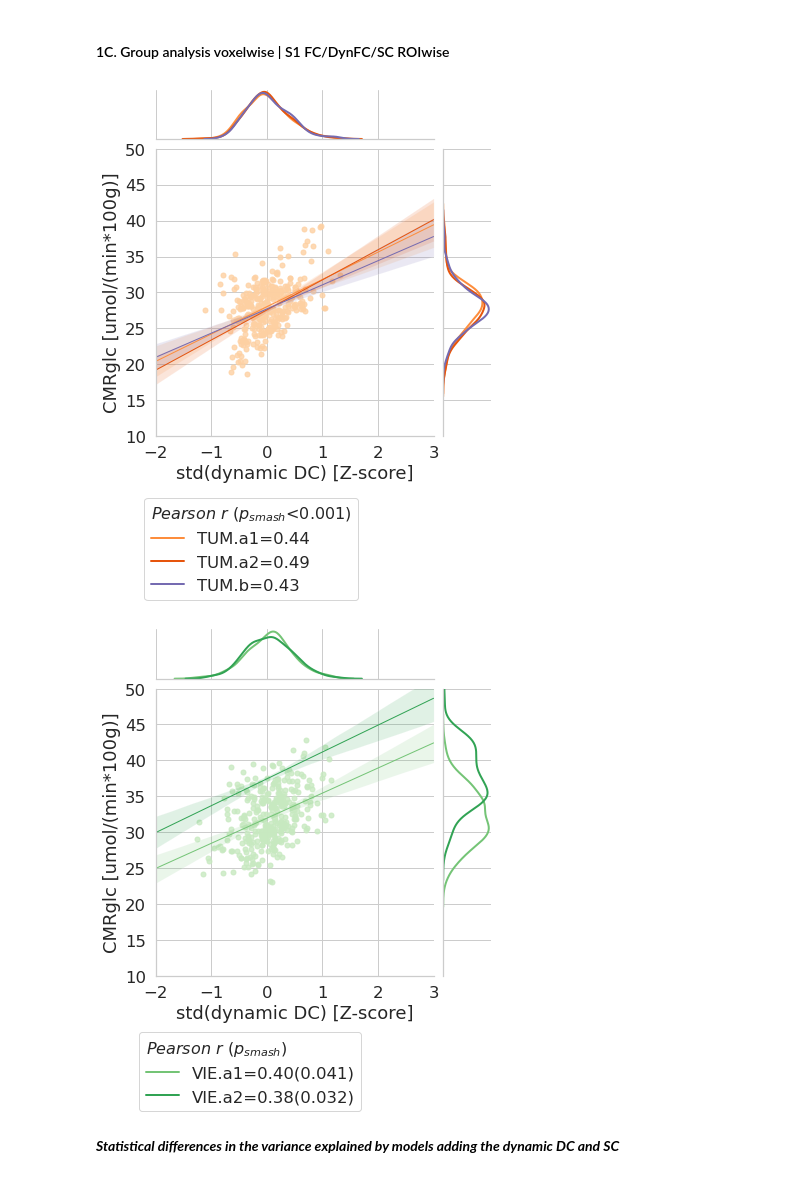
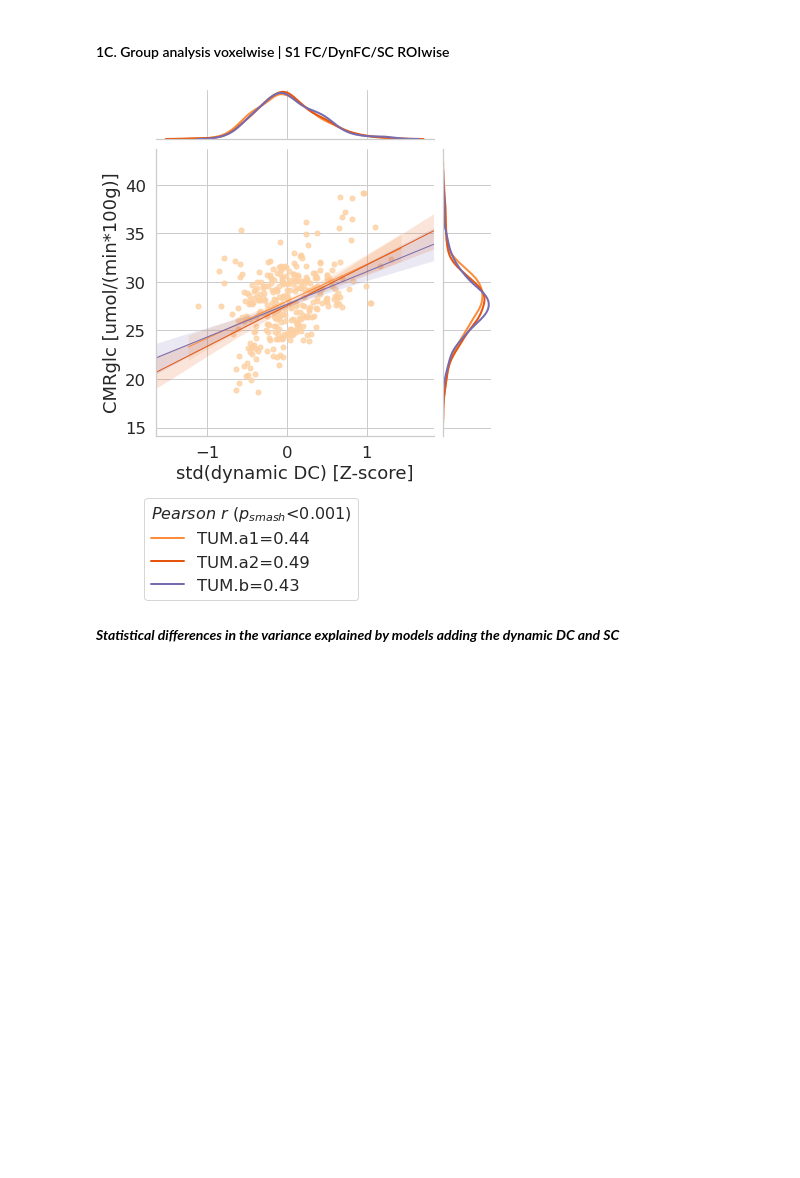
Before and after one commit to NeuroenergeticsLab/energetic_costs, a Jupyter notebook: scripts/Manuscript Figures.ipynb, the cells around one changed output. Drawn from its saved outputs; the diff is of its cells as text; code cells hidden in the pictures; blank space fills up the shorter version.

```diff
--- a/scripts/Manuscript Figures.ipynb
+++ b/scripts/Manuscript Figures.ipynb
@@ -332,35 +335,34 @@ The model fit is independent of age (r = 0.07; p = 0.70; CI: [-0.30, 0.42])
 # %%
 roiwise_results = False
 other_results = 'std_dynamic_degree_z'
 roiwise_results = roiwise_results if not other_results else True
 all_avg_sel_vals = all_avg_roi_vals if roiwise_results else all_avg_vox_vals
 sel_x_var = x_var if not other_results else other_results
 sel_xlabel = xlabel if not other_results else 'SC strength [Z-score]'
 sel_xlabel = xlabel if other_results != 'std_dynamic_degree_z' else 'std(dynamic DC) [Z-score]'
-sel_sites = list(cohorts_metadata.keys())[:-1] if not dti_results else list(cohorts_metadata.keys())[:1]
+sel_sites = list(cohorts_metadata.keys())[:-1] if not other_results else list(cohorts_metadata.keys())[:1]
 palette_regplot_index = 5
 for site in sel_sites:
     filtered_index_lists = []
     np_null_dists = []
     filter_labels = []
     palette_regplot = []
     for cix,coh in enumerate(sorted(cohorts_metadata[site].keys())):
         cohort = f'{site}.{coh}'
         filtered_index_lists += [all_avg_sel_vals.cohort==cohort]
         np_null_dists += [cohorts_metadata[site][coh]['smash_{}-{}'.format(sel_x_var,y_var)]]
         filter_labels += [cohort]
         if cix<2:
             palette_regplot += [plt.cm.tab20c([palette_regplot_index-cix]).flatten()]
         else:
             palette_regplot += [plt.cm.tab20c([palette_regplot_index+7]).flatten()]
     src.functions.multiple_joinplot(all_avg_sel_vals,sel_x_var,y_var,filtered_index_lists,np_null_dists,filter_labels,palette_regplot,
                                     plt.cm.tab20c([palette_regplot_index+2]).flatten(),s=25 if roiwise_results else 0.1,
-                                    xlabel=sel_xlabel,ylabel=ylabel,xlim=(-2,3) if not dti_results else None,ylim=(10,50) if not dti_results else None,
+                                    xlabel=sel_xlabel,ylabel=ylabel,xlim=(-2,3) if not other_results else None,ylim=(10,50) if not other_results else None,
                                     legend_bbox_to_anchor=(-0.07,-0.6) if site=='TUM' else (-0.09,-0.5))
     palette_regplot_index += 4
 # %% [output]
-[figure, old version]
+[figure, new version]
-[figure, removed]
 # %% [markdown]
 ***Statistical differences in the variance explained by models adding the dynamic DC and SC***
 # %%
```
Also changed, not shown: parts of 8 cells of this notebook, 4 other files.
